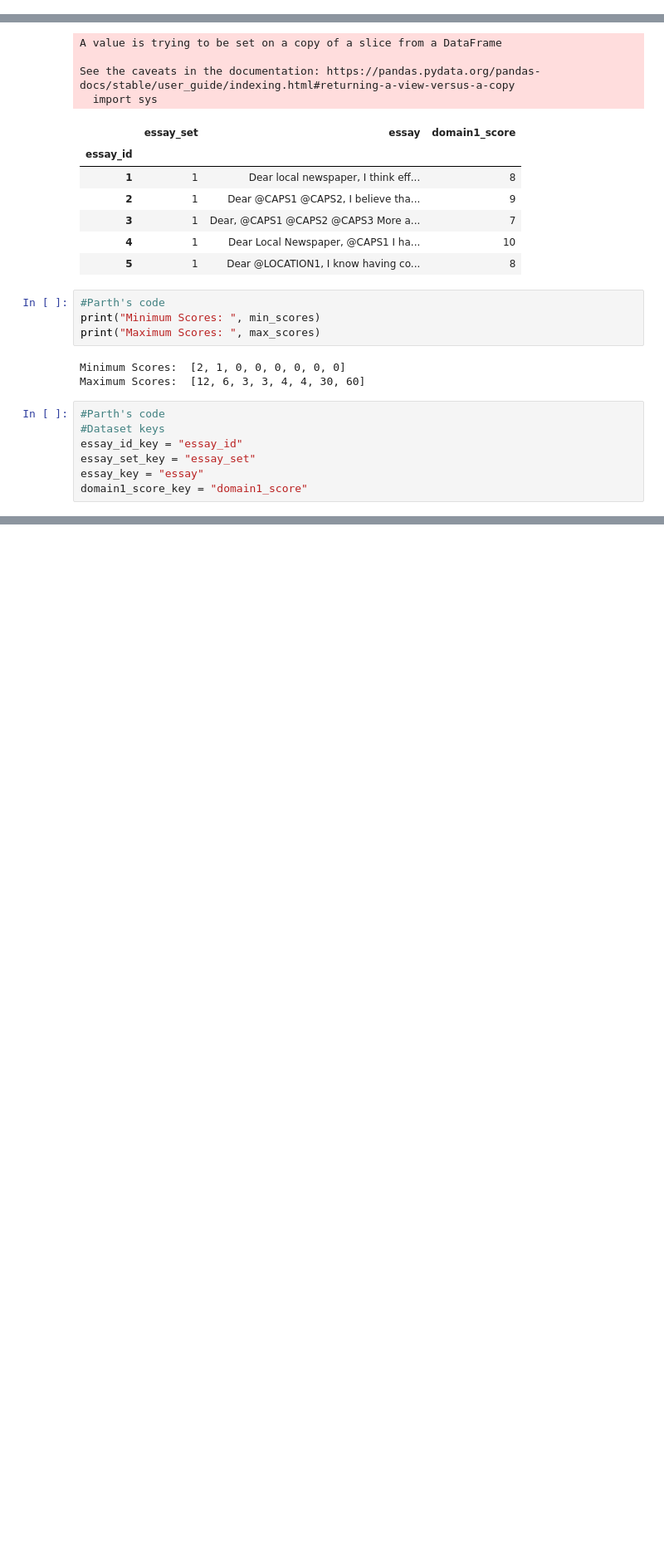
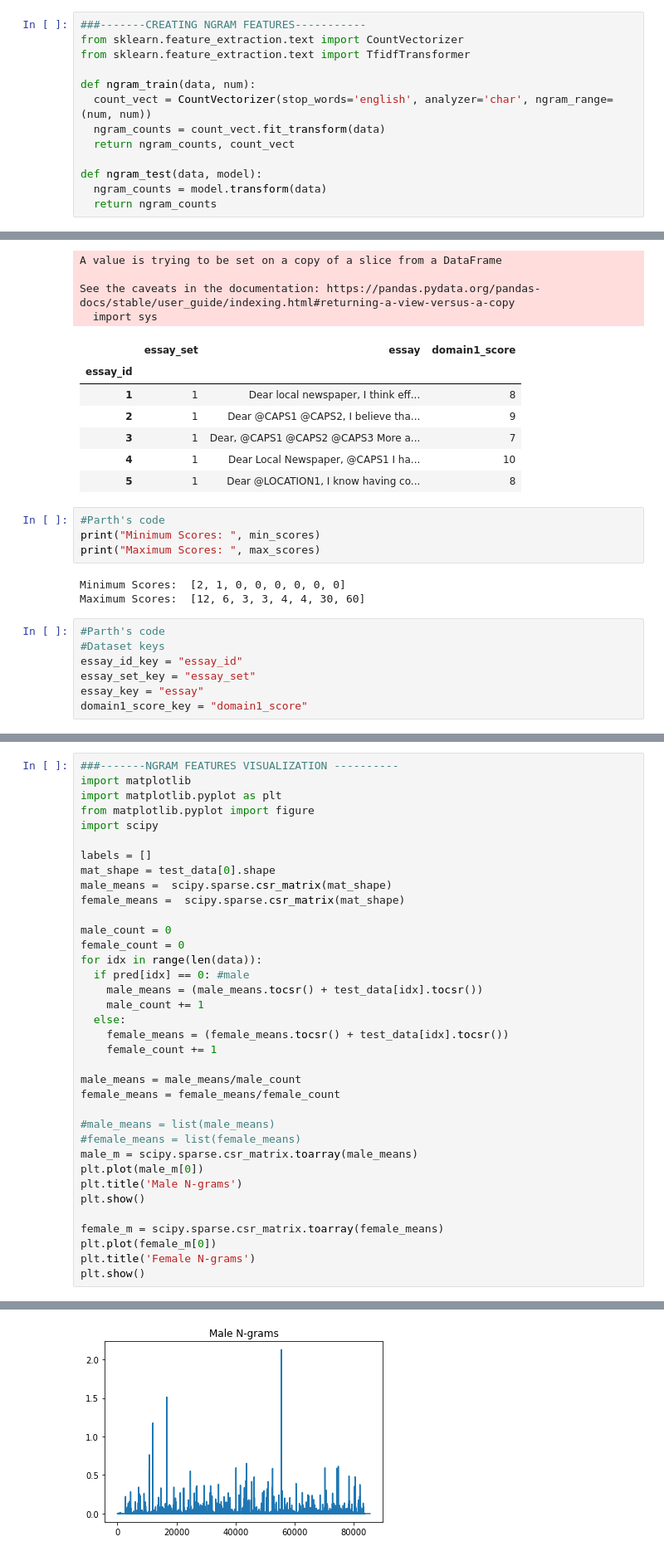
Before and after one commit to kadanes/NLP-Project-AES, a Jupyter notebook: author_profiling.ipynb, the cells around one changed output, grey strips where cells are left out. Shown: that part at 83% size. Saved outputs shown, nothing was run; the diff lists cells and outputs as text; blank space fills up the shorter version.

```diff
--- a/author_profiling.ipynb
+++ b/author_profiling.ipynb
@@ -655,0 +690,13 @@ print(accuracy_score(Ytest, pred))
+# %%
+###-------CREATING NGRAM FEATURES-----------
+from sklearn.feature_extraction.text import CountVectorizer
+from sklearn.feature_extraction.text import TfidfTransformer
+
+def ngram_train(data, num):
+  count_vect = CountVectorizer(stop_words='english', analyzer='char', ngram_range=(num, num))
+  ngram_counts = count_vect.fit_transform(data)
+  return ngram_counts, count_vect
+
+def ngram_test(data, model):
+  ngram_counts = model.transform(data)
+  return ngram_counts
@@ -1462,0 +1172,37 @@ for classifier in get_classifiers():
+# %%
+###-------NGRAM FEATURES VISUALIZATION ----------
+import matplotlib
+import matplotlib.pyplot as plt
+from matplotlib.pyplot import figure
+import scipy
+
+labels = []
+mat_shape = test_data[0].shape
+male_means =  scipy.sparse.csr_matrix(mat_shape)
+female_means =  scipy.sparse.csr_matrix(mat_shape)
+
+male_count = 0
+female_count = 0
+for idx in range(len(data)):
+  if pred[idx] == 0: #male
+    male_means = (male_means.tocsr() + test_data[idx].tocsr())
+    male_count += 1
+  else:
+    female_means = (female_means.tocsr() + test_data[idx].tocsr())
+    female_count += 1
+
+male_means = male_means/male_count
+female_means = female_means/female_count
+
+#male_means = list(male_means)
+#female_means = list(female_means)
+male_m = scipy.sparse.csr_matrix.toarray(male_means)
+plt.plot(male_m[0])
+plt.title('Male N-grams')
+plt.show()
+
+female_m = scipy.sparse.csr_matrix.toarray(female_means)
+plt.plot(female_m[0])
+plt.title('Female N-grams')
+plt.show()
+# %% [output]
@@ -1462,0 +1210 @@ for classifier in get_classifiers():
+[figure, added]
```
Also changed, not shown: parts of 22 cells of this notebook.
